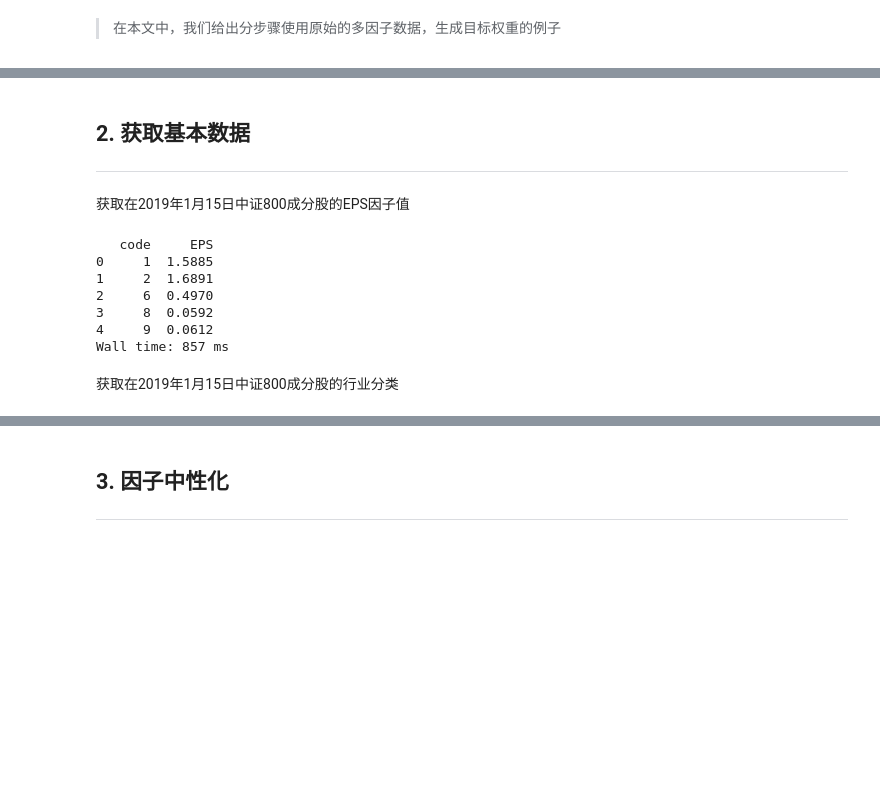
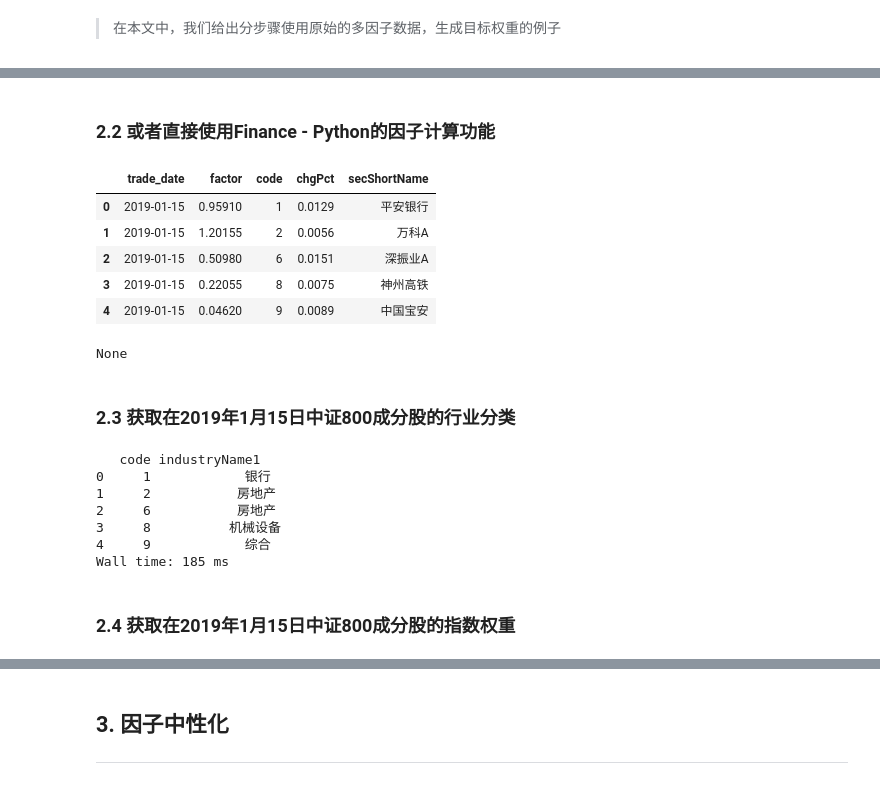
Before and after one commit to alpha-miner/alpha-mind, a Jupyter notebook: notebooks/Quick Start 4 - Step By Step Alpha Modeling.ipynb, the cells around one changed output, grey strips where cells are left out. Drawn from its saved outputs; the diff is of its cells as text; code cells hidden in the pictures; blank space fills up the shorter version.

```diff
--- a/notebooks/Quick Start 4 - Step By Step Alpha Modeling.ipynb
+++ b/notebooks/Quick Start 4 - Step By Step Alpha Modeling.ipynb
@@ -43,30 +74,51 @@ con = sa.create_engine(os.environ['DB_URI'])
+# %% [markdown]
+### 2.2 或者直接使用Finance - Python的因子计算功能
+# %%
+#
+
+sql_engine = SqlEngine(os.environ['DB_URI'])
+factor_expression = 0.5*LAST('EPS') + 1.5*LAST('ROE')
+factors2 = sql_engine.fetch_factor_range(universe=Universe(universe_name),
+                                         dates=[trade_date],
+                                         factors=factor_expression)
+factors2.rename(columns={str(factor_expression): 'factor'}, inplace=True)
+factors2.head()
+# %% [output]
+|  | trade_date | factor | code | chgPct | secShortName |
+| 0 | 2019-01-15 | 0.95910 | 1 | 0.0129 | 平安银行 |
+| 1 | 2019-01-15 | 1.20155 | 2 | 0.0056 | 万科A |
+| 2 | 2019-01-15 | 0.50980 | 6 | 0.0151 | 深振业A |
+| 3 | 2019-01-15 | 0.22055 | 8 | 0.0075 | 神州高铁 |
+| 4 | 2019-01-15 | 0.04620 | 9 | 0.0089 | 中国宝安 |
+# %%
+print(np.testing.assert_array_almost_equal(factors.factor, factors2.factor))
+# %% [output]
+None
 # %% [markdown]
-## 2. 获取基本数据
-----------------------
-
-获取在2019年1月15日中证800成分股的EPS因子值
+### 2.3 获取在2019年1月15日中证800成分股的行业分类
 # %%
 %%time
 
-big_table = outerjoin(Uqer, Universe, and_(Uqer.trade_date == Universe.trade_date,
-                                           Uqer.code == Universe.code))
+big_table = outerjoin(Industry, UniverseTable, and_(Industry.trade_date == UniverseTable.trade_date,
+                                               Industry.code == UniverseTable.code))
 
-query = select([Uqer.code, getattr(Uqer, factor)]).select_from(big_table) \
-    .where(and_(Uqer.trade_date == trade_date,
-                getattr(Universe, universe_name) == 1))
+query = select([Industry.code, Industry.industryName1]).select_from(big_table) \
+    .where(and_(Industry.trade_date == trade_date,
+                Industry.industry == industry_name,
+                getattr(UniverseTable, universe_name) == 1))
 
-factors = pd.read_sql(query, con=con)
-print(factors.head())
+industry = pd.read_sql(query, con=con)
+print(industry.head())
 # %% [output]
-   code     EPS
-0     1  1.5885
-1     2  1.6891
-2     6  0.4970
-3     8  0.0592
-4     9  0.0612
-Wall time: 857 ms
+   code industryName1
+0     1            银行
+1     2           房地产
+2     6           房地产
+3     8          机械设备
+4     9            综合
+Wall time: 185 ms
-# %% [markdown]
-获取在2019年1月15日中证800成分股的行业分类
+# %% [markdown]
+### 2.4 获取在2019年1月15日中证800成分股的指数权重
 # %%
 %%time
 
```
Also changed, not shown: parts of 13 cells of this notebook.
